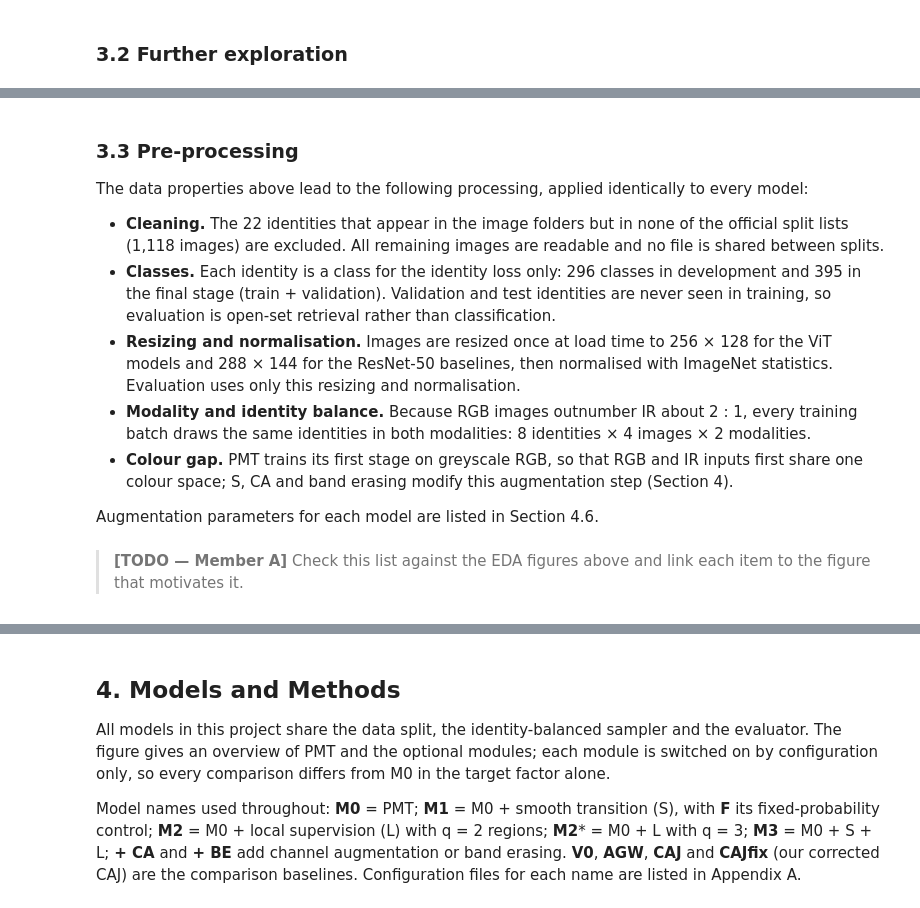
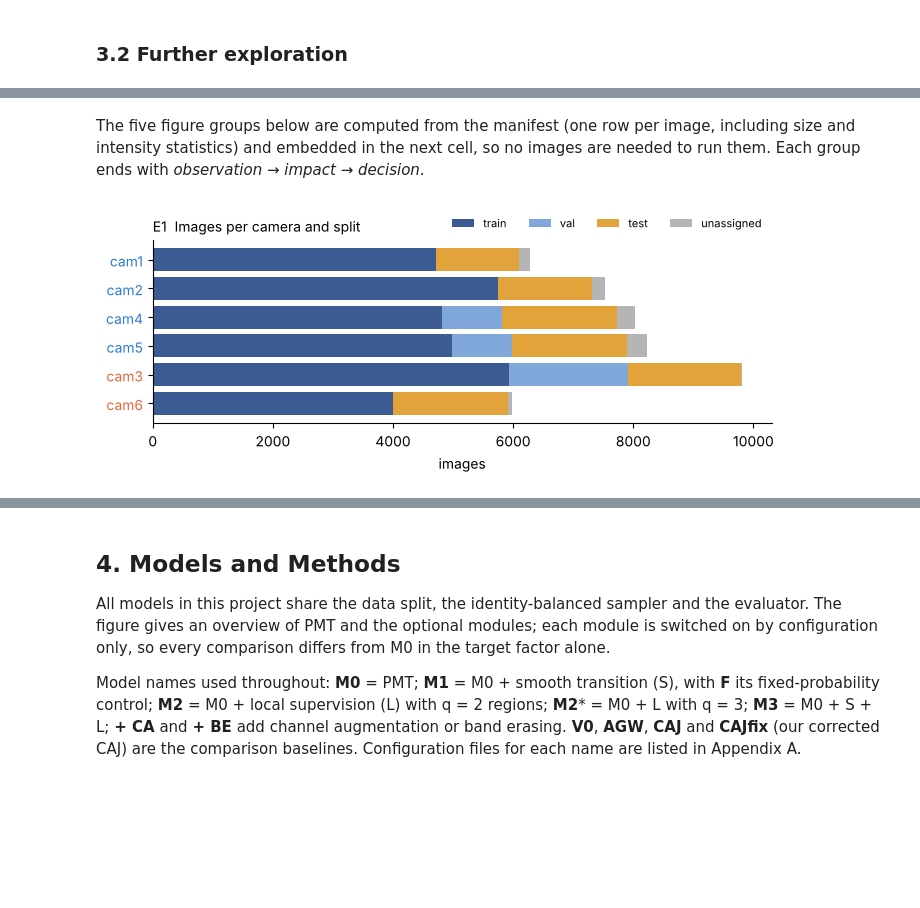
Before and after one commit to cattiesu2025/9444_project, a Jupyter notebook: submission/project.ipynb, the cells around one changed output, grey strips where cells are left out. Saved outputs shown, nothing was run; the diff lists cells and outputs as text; code cells hidden in the pictures; blank space fills up the shorter version.

Commit message:
docs(notebook): add Member A data manifest, EDA E1-E5, natural-occlusion subset and Q sampler analysis

```diff
--- a/submission/project.ipynb
+++ b/submission/project.ipynb
@@ -98,14 +170,2 @@ show_table(["Camera", "Modality", "Images"], [
-# %% [markdown]
-### 3.3 Pre-processing
-
-The data properties above lead to the following processing, applied identically to every model:
-
-- **Cleaning.** The 22 identities that appear in the image folders but in none of the official split lists (1,118 images) are excluded. All remaining images are readable and no file is shared between splits.
-- **Classes.** Each identity is a class for the identity loss only: 296 classes in development and 395 in the final stage (train + validation). Validation and test identities are never seen in training, so evaluation is open-set retrieval rather than classification.
-- **Resizing and normalisation.** Images are resized once at load time to 256 × 128 for the ViT models and 288 × 144 for the ResNet-50 baselines, then normalised with ImageNet statistics. Evaluation uses only this resizing and normalisation.
-- **Modality and identity balance.** Because RGB images outnumber IR about 2 : 1, every training batch draws the same identities in both modalities: 8 identities × 4 images × 2 modalities.
-- **Colour gap.** PMT trains its first stage on greyscale RGB, so that RGB and IR inputs first share one colour space; S, CA and band erasing modify this augmentation step (Section 4).
-
-Augmentation parameters for each model are listed in Section 4.6.
-# %% [markdown]
-> **[TODO — Member A]** Check this list against the EDA figures above and link each item to the figure that motivates it.
+# %% [markdown]
+The five figure groups below are computed from the manifest (one row per image, including size and intensity statistics) and embedded in the next cell, so no images are needed to run them. Each group ends with *observation → impact → decision*.
@@ -111,0 +177,18 @@ Augmentation parameters for each model are listed in Section 4.6.
+# %%
+# E1: images per camera, by split.
+fig, ax = plt.subplots(figsize=(7, 2.9))
+cams = [f"cam{c}" for c in (1, 2, 4, 5, 3, 6)]                       # RGB cameras first, then IR
+left = np.zeros(len(cams))
+for split, colour in SPLIT_C.items():
+    values = np.array([eda["split_camera"][split][c] for c in cams])
+    ax.barh(cams, values, left=left, color=colour, label=split)
+    left += values
+for i, c in enumerate(cams):
+    ax.get_yticklabels()[i].set_color(IR_C if c in ("cam3", "cam6") else RGB_C)
+ax.invert_yaxis(); ax.set_xlabel("images")
+ax.legend(ncol=4, frameon=False, loc="lower right", bbox_to_anchor=(1, 1), fontsize=8)
+ax.set_title("E1  Images per camera and split", loc="left", fontsize=10)
+ax.spines[["top", "right"]].set_visible(False)
+plt.tight_layout(); plt.show()
+# %% [output]
+[figure, added]
```
Also changed, not shown: parts of 21 cells of this notebook.
